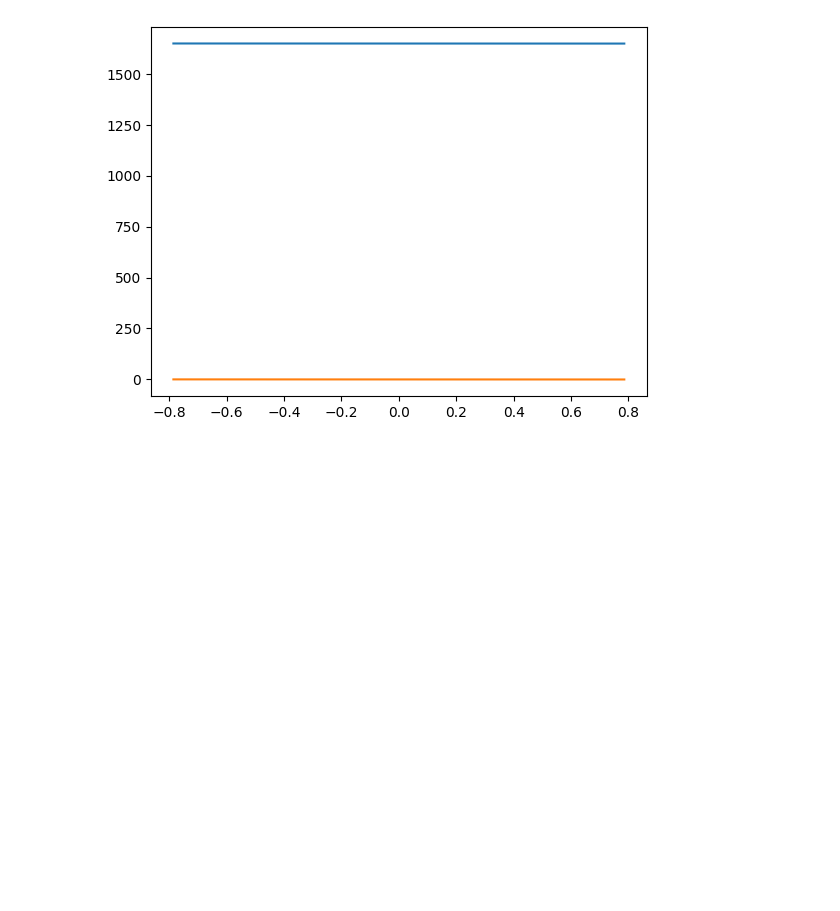
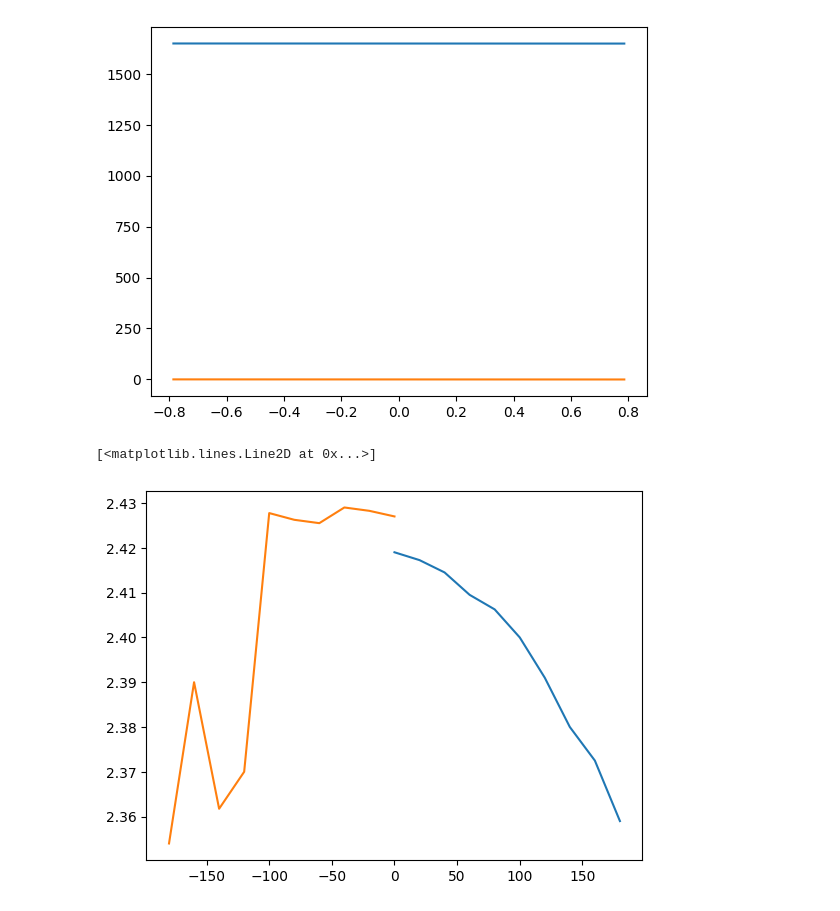
Before and after one commit to UntwistedApple/thesis, a Jupyter notebook: document/python/thesis.ipynb, the cells around one changed output. Cells and saved outputs as stored; diff of their text form; code cells hidden in the pictures; blank space fills up the shorter version.

Commit message:
Document work, add graphics and update notebook

```diff
--- a/document/python/thesis.ipynb
+++ b/document/python/thesis.ipynb
@@ -230,3 +230,43 @@ plt.show()
 'Current flowing 200% elongation :     0.0016mA'
 [figure]
 [figure]
+# %%
+measurements = {
+    0: 48.38,
+    20: 48.345,
+    40: 48.29,
+    60: 48.19,
+    80: 48.125,
+    100: 48,
+    120: 47.82,
+    140: 47.6,
+    160: 47.45,
+    180: 47.18
+}
+
+measurements_2 = {
+    0: 48.54,
+    -20: 48.565,
+    -40: 48.58,
+    -60: 48.51,
+    -80: 48.525,
+    -100: 48.555,
+    -120: 47.4,
+    -140: 47.235,
+    -160: 47.8,
+    -180: 47.08
+}
+fig, ax = plt.subplots()
+
+ax.plot(
+    measurements.keys(),
+    list(v * 5 / 100 for v in measurements.values())
+)
+
+ax.plot(
+    measurements_2.keys(),
+    list(v * 5 / 100 for v in measurements_2.values())
+)
+# %% [output]
+[<matplotlib.lines.Line2D at 0x...>]
+[figure, added]
```
Also changed, not shown: parts of 1 cell of this notebook, 7 other files.
